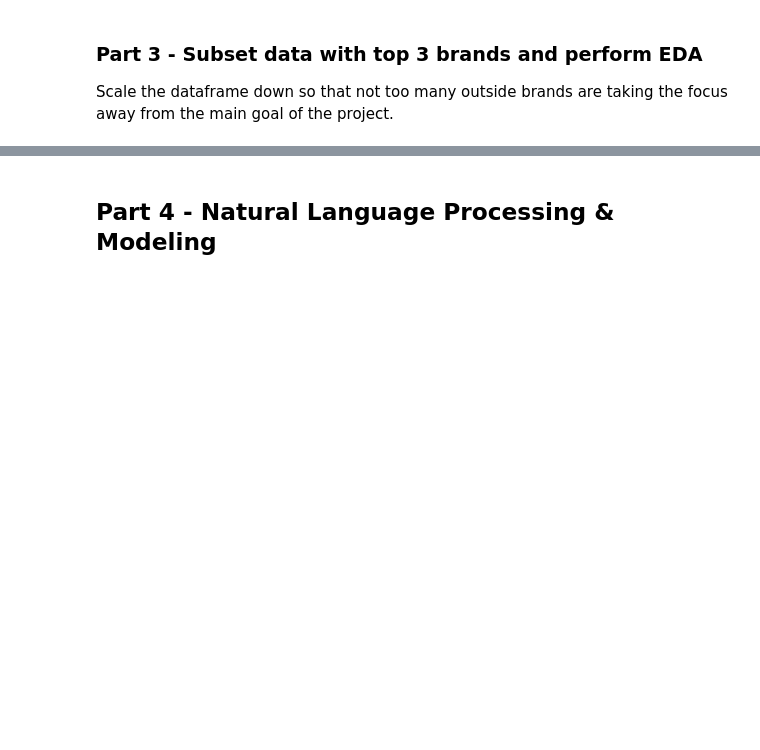
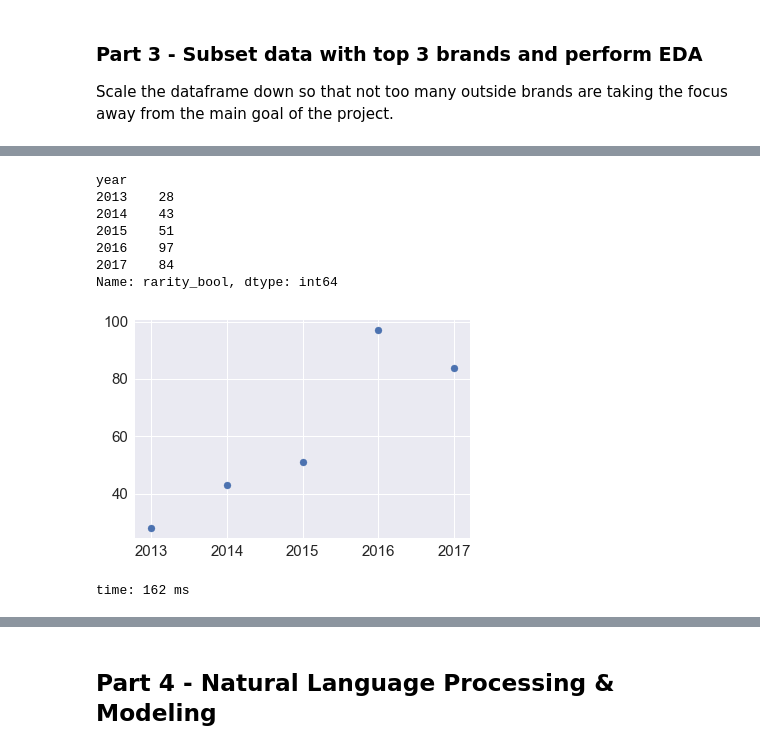
Before and after one commit to chrisk447/Capstone-GA, a Jupyter notebook: StockX Notebook.ipynb, the cells around one changed output, grey strips where cells are left out. Drawn from its saved outputs; the diff is of its cells as text; code cells hidden in the pictures; blank space fills up the shorter version.

```diff
--- a/StockX Notebook.ipynb
+++ b/StockX Notebook.ipynb
@@ -346,0 +352,14 @@ time: 4 ms
+# %%
+a_2013 = topshoes[topshoes.year>=2013].copy()
+plt.scatter(a_2013[a_2013.brand=='Nike']['year'].sort_values().unique(),a_2013[a_2013.brand=='Nike'].groupby('year')['rarity_bool'].sum())
+a_2013[a_2013.brand=='Nike'].groupby('year')['rarity_bool'].sum()
+# %% [output]
+year
+2013    28
+2014    43
+2015    51
+2016    97
+2017    84
+Name: rarity_bool, dtype: int64
+[figure, added]
+time: 162 ms
```
Also changed, not shown: parts of 50 cells of this notebook.
